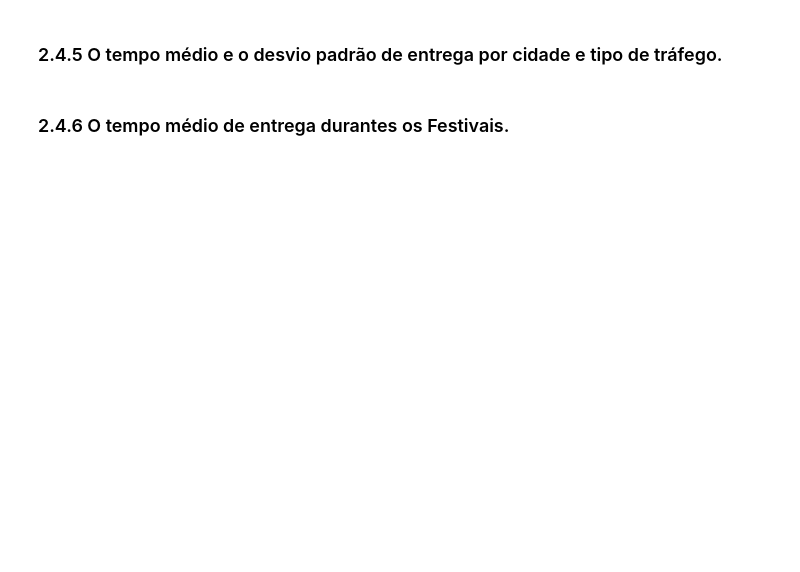
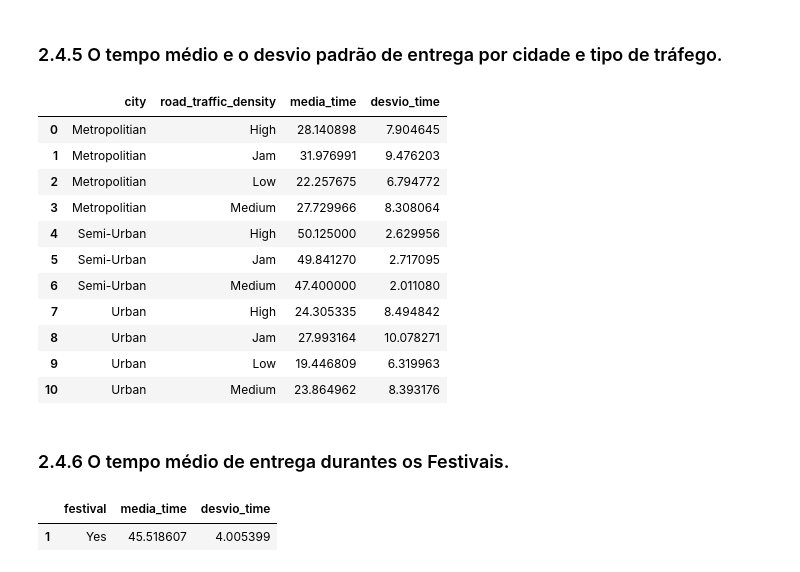
Before and after one commit to martinakbeck/curry_company, a Jupyter notebook: notebooks/c01_curry_company.ipynb, the cells around one changed output. Drawn from its saved outputs; the diff is of its cells as text; code cells hidden in the pictures; blank space fills up the shorter version.

```diff
--- a/notebooks/c01_curry_company.ipynb
+++ b/notebooks/c01_curry_company.ipynb
@@ -572,4 +723,38 @@ map_
 # %% [markdown]
 ### 2.4.5 O tempo médio e o desvio padrão de entrega por cidade e tipo de tráfego.
+# %%
+cols = ['time_taken(min)', 'city', 'road_traffic_density']
+
+df_aux = df1.loc[:, cols].groupby(['city', 'road_traffic_density']).agg({'time_taken(min)' : ['mean', 'std']})
+df_aux.columns = ['media_time', 'desvio_time']
+
+df_aux.reset_index()
+# %% [output]
+|  | city | road_traffic_density | media_time | desvio_time |
+| 0 | Metropolitian | High | 28.140898 | 7.904645 |
+| 1 | Metropolitian | Jam | 31.976991 | 9.476203 |
+| 2 | Metropolitian | Low | 22.257675 | 6.794772 |
+| 3 | Metropolitian | Medium | 27.729966 | 8.308064 |
+| 4 | Semi-Urban | High | 50.125000 | 2.629956 |
+| 5 | Semi-Urban | Jam | 49.841270 | 2.717095 |
+| 6 | Semi-Urban | Medium | 47.400000 | 2.011080 |
+| 7 | Urban | High | 24.305335 | 8.494842 |
+| 8 | Urban | Jam | 27.993164 | 10.078271 |
+| 9 | Urban | Low | 19.446809 | 6.319963 |
+| 10 | Urban | Medium | 23.864962 | 8.393176 |
 # %% [markdown]
 ### 2.4.6 O tempo médio de entrega durantes os Festivais.
+# %%
+cols = ['time_taken(min)', 'festival']
+
+df_aux = df1.loc[:, cols].groupby(['festival']).agg({'time_taken(min)' : ['mean', 'std']})
+df_aux.columns = ['media_time', 'desvio_time']
+df_aux = df_aux.reset_index()
+
+linhas_selecionadas = df_aux['festival'] == 'Yes'
+df_aux = df_aux.loc[linhas_selecionadas, :]
+
+df_aux
+# %% [output]
+|  | festival | media_time | desvio_time |
+| 1 | Yes | 45.518607 | 4.005399 |
```
Also changed, not shown: parts of 12 cells of this notebook.
